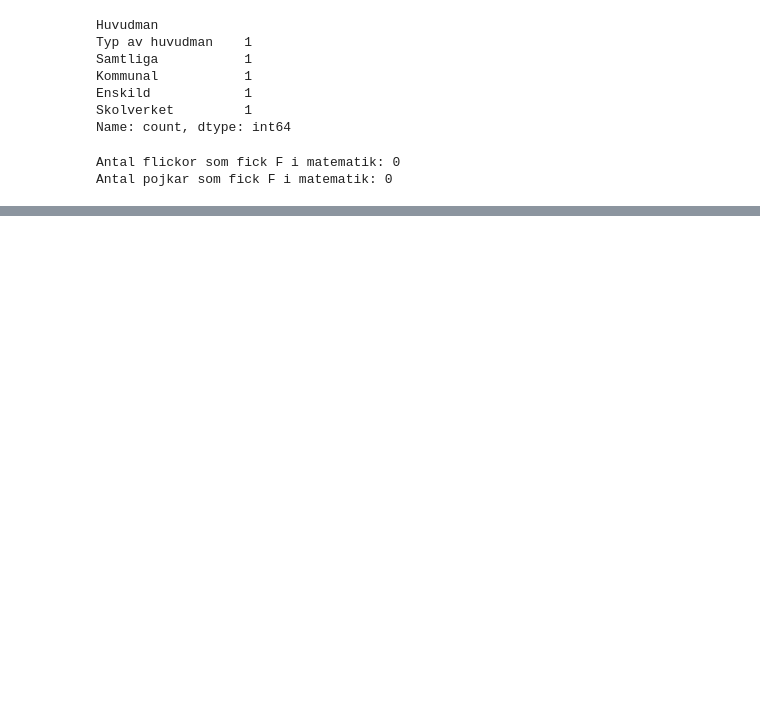
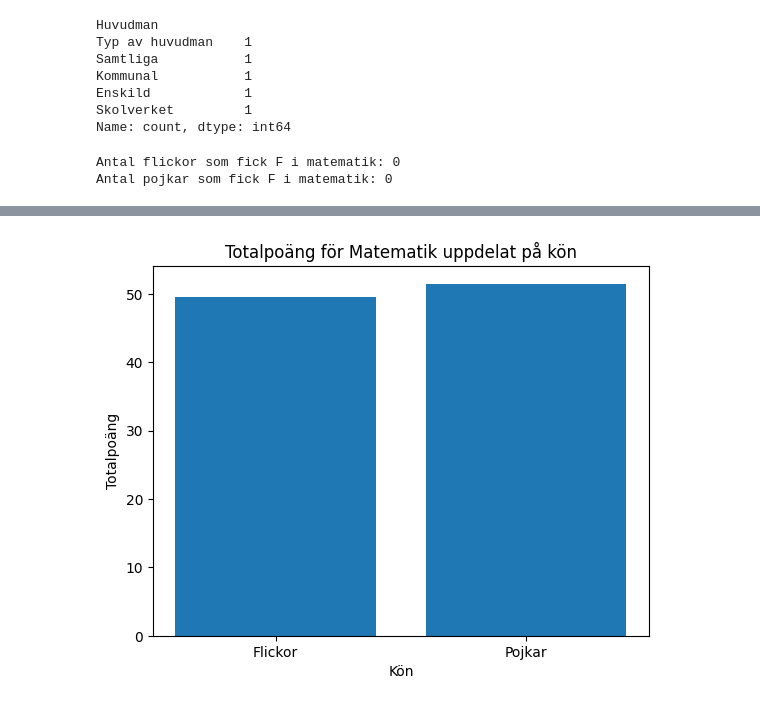
Before and after one commit to MilouSandenL/data-platforms-MilouSanden, a Jupyter notebook: exercises/exercise_1/1_0/national_test.ipynb, the cells around one changed output, grey strips where cells are left out. Cells and saved outputs as stored; diff of their text form; code cells hidden in the pictures; blank space fills up the shorter version.

```diff
--- a/exercises/exercise_1/1_0/national_test.ipynb
+++ b/exercises/exercise_1/1_0/national_test.ipynb
@@ -77,0 +188,14 @@ Antal pojkar som fick F i matematik: 0
+# %%
+math_df['Flickor (poäng)'] = pd.to_numeric(math_df['Flickor (poäng)'], errors='coerce')
+math_df['Pojkar (poäng)'] = pd.to_numeric(math_df['Pojkar (poäng)'], errors='coerce')
+
+total_points_flickor = math_df['Flickor (poäng)'].sum()
+total_points_pojkar = math_df['Pojkar (poäng)'].sum()
+
+plt.bar(['Flickor', 'Pojkar'], [total_points_flickor, total_points_pojkar])
+plt.xlabel('Kön')
+plt.ylabel('Totalpoäng')
+plt.title('Totalpoäng för Matematik uppdelat på kön')
+plt.show()
+# %% [output]
+[figure, added]
```
Also changed, not shown: parts of 10 cells of this notebook, 1 other file.
